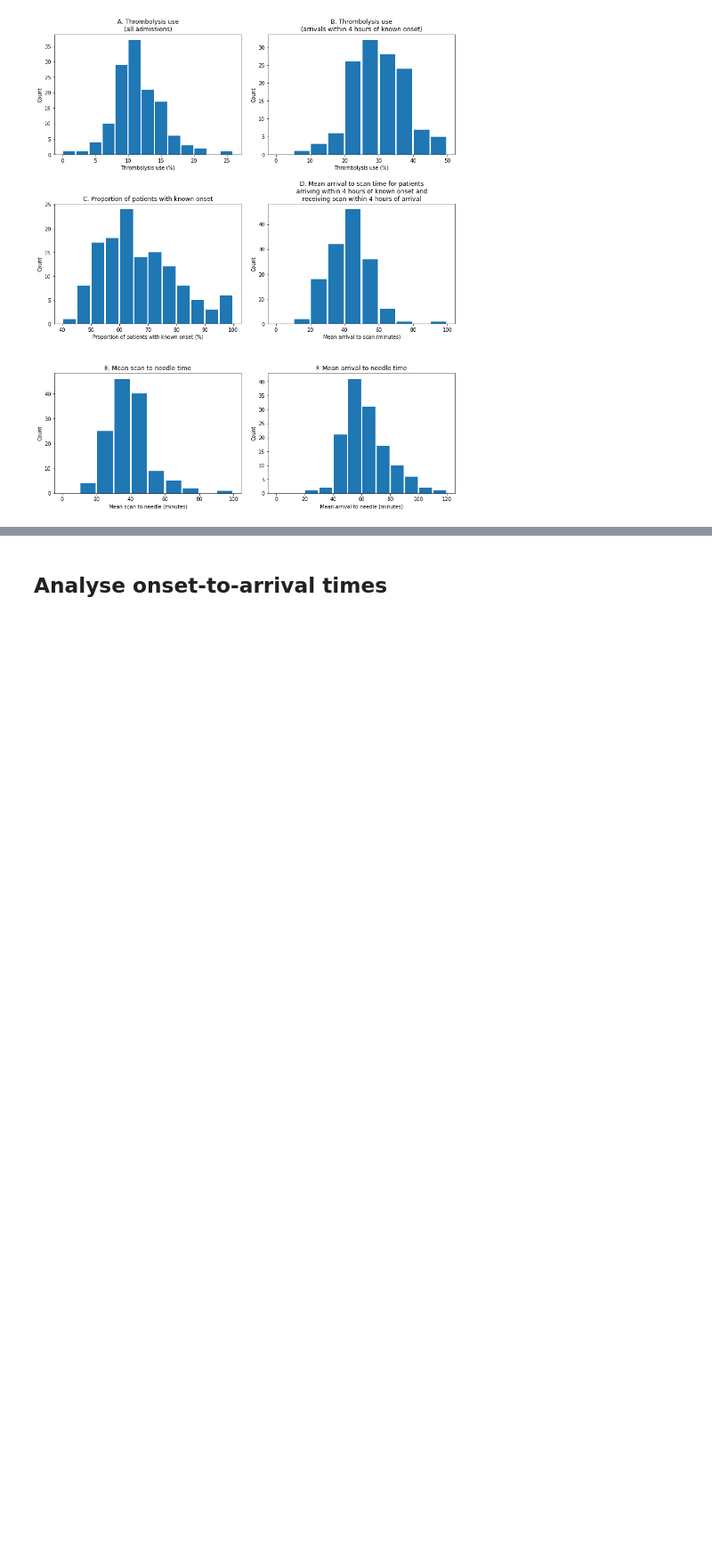
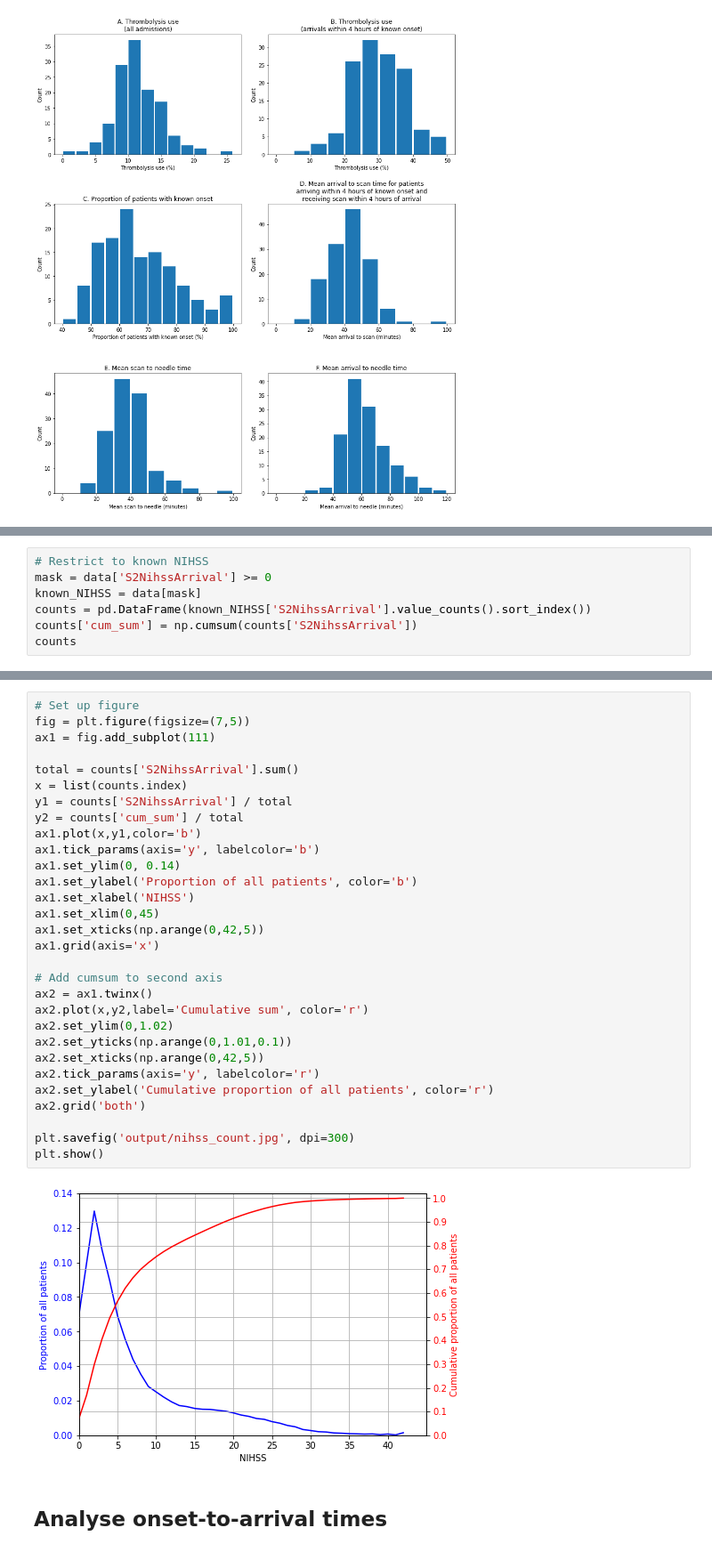
Before and after one commit to samuel-book/samuel-1, a Jupyter notebook: _sources/descriptive_stats/01_descriptive.ipynb, the cells around one changed output, grey strips where cells are left out. Shown at 89% size. Saved outputs shown, nothing was run; the diff lists cells and outputs as text; blank space fills up the shorter version.

```diff
--- a/_sources/descriptive_stats/01_descriptive.ipynb
+++ b/_sources/descriptive_stats/01_descriptive.ipynb
@@ -482,0 +485,7 @@ plt.show();
+# %%
+# Restrict to known NIHSS
+mask = data['S2NihssArrival'] >= 0
+known_NIHSS = data[mask]
+counts = pd.DataFrame(known_NIHSS['S2NihssArrival'].value_counts().sort_index())
+counts['cum_sum'] = np.cumsum(counts['S2NihssArrival'])
+counts
@@ -483,3 +510,35 @@ plt.show();
+# %%
+# Set up figure
+fig = plt.figure(figsize=(7,5))
+ax1 = fig.add_subplot(111)
+
+total = counts['S2NihssArrival'].sum()
+x = list(counts.index)
+y1 = counts['S2NihssArrival'] / total
+y2 = counts['cum_sum'] / total
+ax1.plot(x,y1,color='b')
+ax1.tick_params(axis='y', labelcolor='b')
+ax1.set_ylim(0, 0.14)
+ax1.set_ylabel('Proportion of all patients', color='b')
+ax1.set_xlabel('NIHSS')
+ax1.set_xlim(0,45)
+ax1.set_xticks(np.arange(0,42,5))
+ax1.grid(axis='x')
+
+# Add cumsum to second axis
+ax2 = ax1.twinx()
+ax2.plot(x,y2,label='Cumulative sum', color='r')
+ax2.set_ylim(0,1.02)
+ax2.set_yticks(np.arange(0,1.01,0.1))
+ax2.set_xticks(np.arange(0,42,5))
+ax2.tick_params(axis='y', labelcolor='r')
+ax2.set_ylabel('Cumulative proportion of all patients', color='r')
+ax2.grid('both')
+
+plt.savefig('output/nihss_count.jpg', dpi=300)
+plt.show()
+# %% [output]
+[figure, added]
 # %% [markdown]
 ## Analyse onset-to-arrival times
 # %% [markdown]
```
Also changed, not shown: parts of 2 cells of this notebook, 4 other files.
